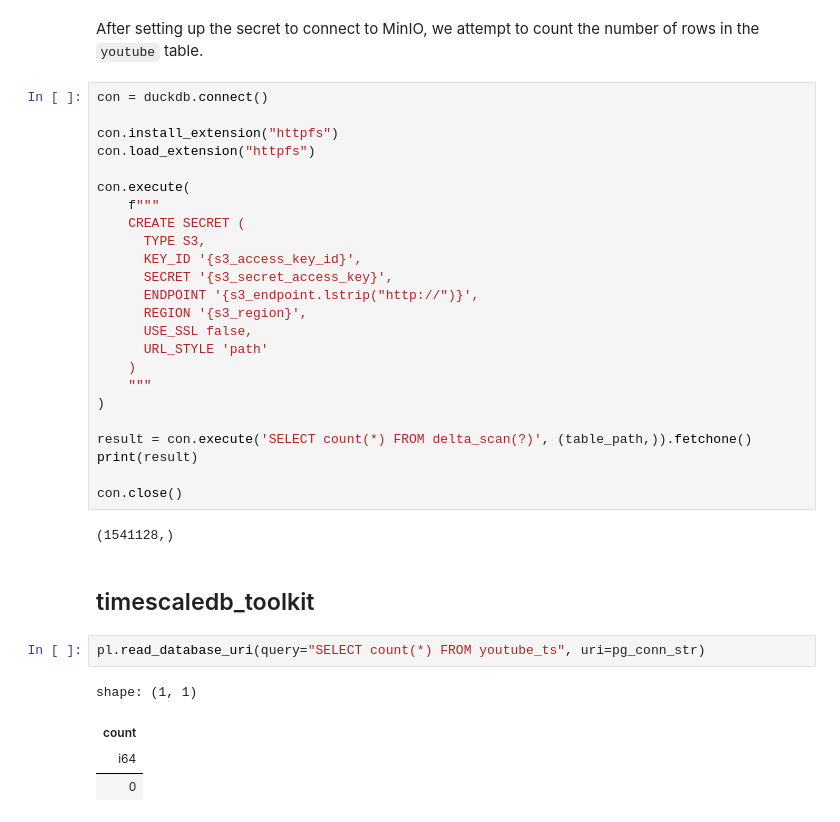
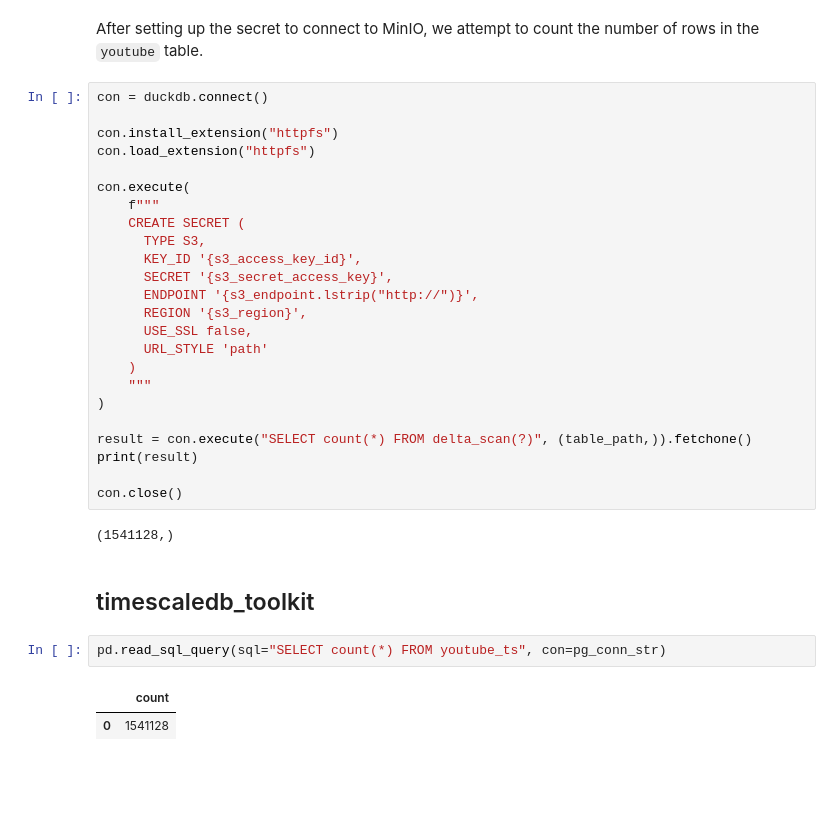
Before and after one commit to DataLabTechTV/postgresql-maximalism, a Jupyter notebook: notebooks/visualization.ipynb, the cells around one changed output. Drawn from its saved outputs; the diff is of its cells as text; blank space fills up the shorter version.

```diff
--- a/notebooks/visualization.ipynb
+++ b/notebooks/visualization.ipynb
@@ -80,7 +84,7 @@ con.execute(
     """
 )
 
-result = con.execute('SELECT count(*) FROM delta_scan(?)', (table_path,)).fetchone()
+result = con.execute("SELECT count(*) FROM delta_scan(?)", (table_path,)).fetchone()
 print(result)
 
 con.close()
@@ -89,9 +93,7 @@ con.close()
 # %% [markdown]
 ## timescaledb_toolkit
 # %%
-pl.read_database_uri(query="SELECT count(*) FROM youtube_ts", uri=pg_conn_str)
+pd.read_sql_query(sql="SELECT count(*) FROM youtube_ts", con=pg_conn_str)
 # %% [output]
-shape: (1, 1)
-| count |
-| i64 |
-| 0 |
+|  | count |
+| 0 | 1541128 |
```
Also changed, not shown: parts of 12 cells of this notebook, 2 other files.
